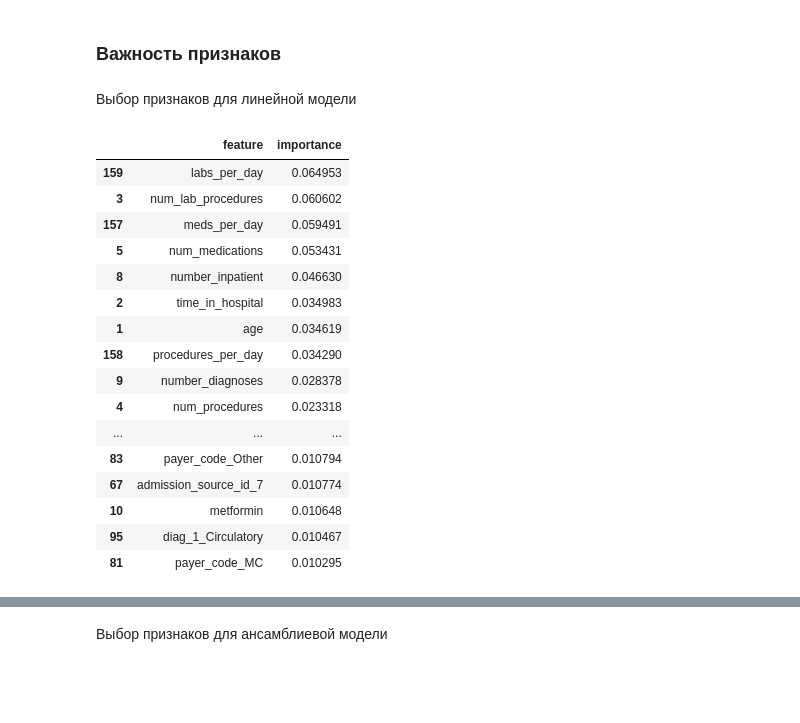
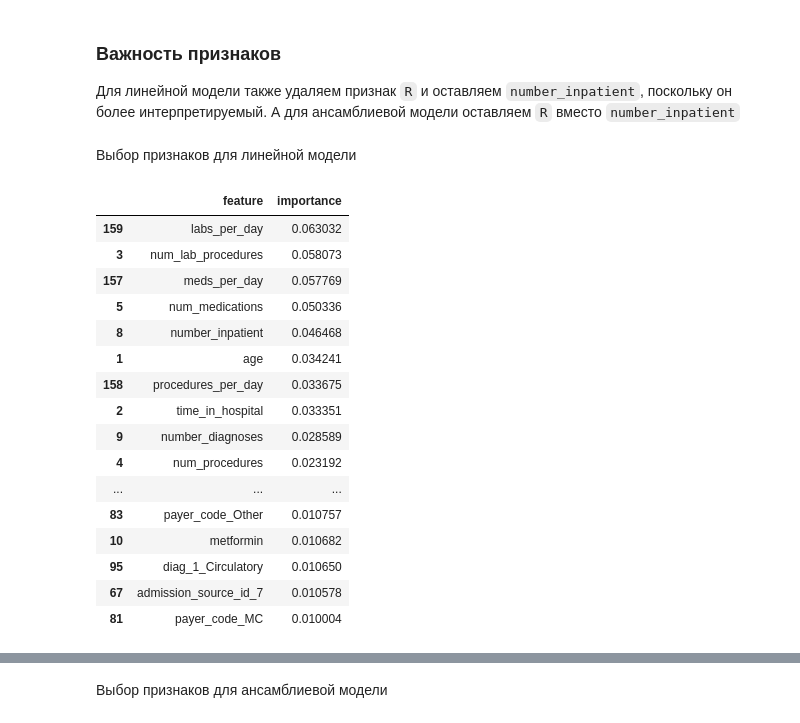
Before and after one commit to AlexanderSh11/diabetes-research, a Jupyter notebook: notebooks/feature_importance.ipynb, the cells around one changed output, grey strips where cells are left out. Drawn from its saved outputs; the diff is of its cells as text; code cells hidden in the pictures; blank space fills up the shorter version.

```diff
--- a/notebooks/feature_importance.ipynb
+++ b/notebooks/feature_importance.ipynb
@@ -21,43 +21,47 @@ y_val = pd.read_pickle("../data/processed/y_val.pkl")
 y_test = pd.read_pickle("../data/processed/y_test.pkl")
 # %% [markdown]
 ### Важность признаков
+
+Для линейной модели также удаляем признак `R` и оставляем `number_inpatient`, поскольку он более интерпретируемый. А для ансамблиевой модели оставляем `R` вместо `number_inpatient`
 # %%
-rf = RandomForestClassifier(n_estimators=N_ESTIMATORS, random_state=RANDOM_STATE, class_weight=CLASS_WEIGHT)
+rf_logreg = RandomForestClassifier(n_estimators=N_ESTIMATORS, random_state=RANDOM_STATE, class_weight=CLASS_WEIGHT)
 
-rf.fit(X=X_train, y=y_train)
+X_train_logreg = X_train.copy().drop(columns=["R"])
 
-rf_importance = pd.Series(rf.feature_importances_, index=X_train.columns).sort_values(ascending=False)
+rf_logreg.fit(X=X_train_logreg, y=y_train)
+
+rf_importance_logreg = pd.Series(rf_logreg.feature_importances_, index=X_train_logreg.columns).sort_values(ascending=False)
 # %% [markdown]
 Выбор признаков для линейной модели
 # %%
-selected_features_logreg = rf_importance[rf_importance > IMPORTANCE_THRESHOLD_LOGREG].index.tolist()
+selected_features_logreg = rf_importance_logreg[rf_importance_logreg > IMPORTANCE_THRESHOLD_LOGREG].index.tolist()
 
 importance_df = pd.DataFrame(
     {
-        "feature": X_train.columns,
-        "importance": rf.feature_importances_,
+        "feature": X_train_logreg.columns,
+        "importance": rf_logreg.feature_importances_,
     }
 ).sort_values("importance", ascending=False)
 
 importance_df.head(len(selected_features_logreg))
 # %% [output]
 |  | feature | importance |
-| 159 | labs_per_day | 0.064953 |
-| 3 | num_lab_procedures | 0.060602 |
-| 157 | meds_per_day | 0.059491 |
-| 5 | num_medications | 0.053431 |
-| 8 | number_inpatient | 0.046630 |
-| 2 | time_in_hospital | 0.034983 |
-| 1 | age | 0.034619 |
-| 158 | procedures_per_day | 0.034290 |
-| 9 | number_diagnoses | 0.028378 |
-| 4 | num_procedures | 0.023318 |
+| 159 | labs_per_day | 0.063032 |
+| 3 | num_lab_procedures | 0.058073 |
+| 157 | meds_per_day | 0.057769 |
+| 5 | num_medications | 0.050336 |
+| 8 | number_inpatient | 0.046468 |
+| 1 | age | 0.034241 |
+| 158 | procedures_per_day | 0.033675 |
+| 2 | time_in_hospital | 0.033351 |
+| 9 | number_diagnoses | 0.028589 |
+| 4 | num_procedures | 0.023192 |
 | ... | ... | ... |
-| 83 | payer_code_Other | 0.010794 |
-| 67 | admission_source_id_7 | 0.010774 |
-| 10 | metformin | 0.010648 |
-| 95 | diag_1_Circulatory | 0.010467 |
-| 81 | payer_code_MC | 0.010295 |
+| 83 | payer_code_Other | 0.010757 |
+| 10 | metformin | 0.010682 |
+| 95 | diag_1_Circulatory | 0.010650 |
+| 67 | admission_source_id_7 | 0.010578 |
+| 81 | payer_code_MC | 0.010004 |
 # %%
 print(f"Отобрано {len(selected_features_logreg)} признаков по Random Forest")
 
```
Also changed, not shown: parts of 5 cells of this notebook, 5 other files.
